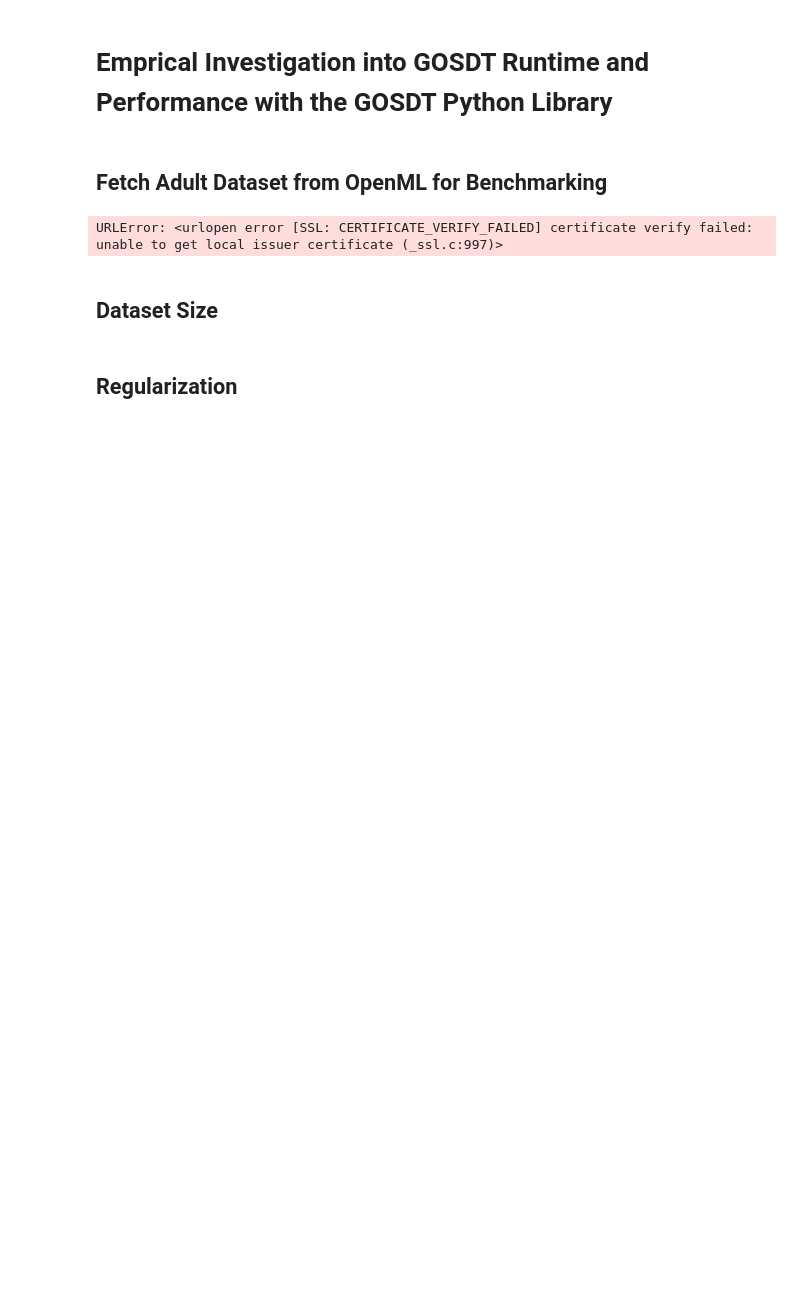
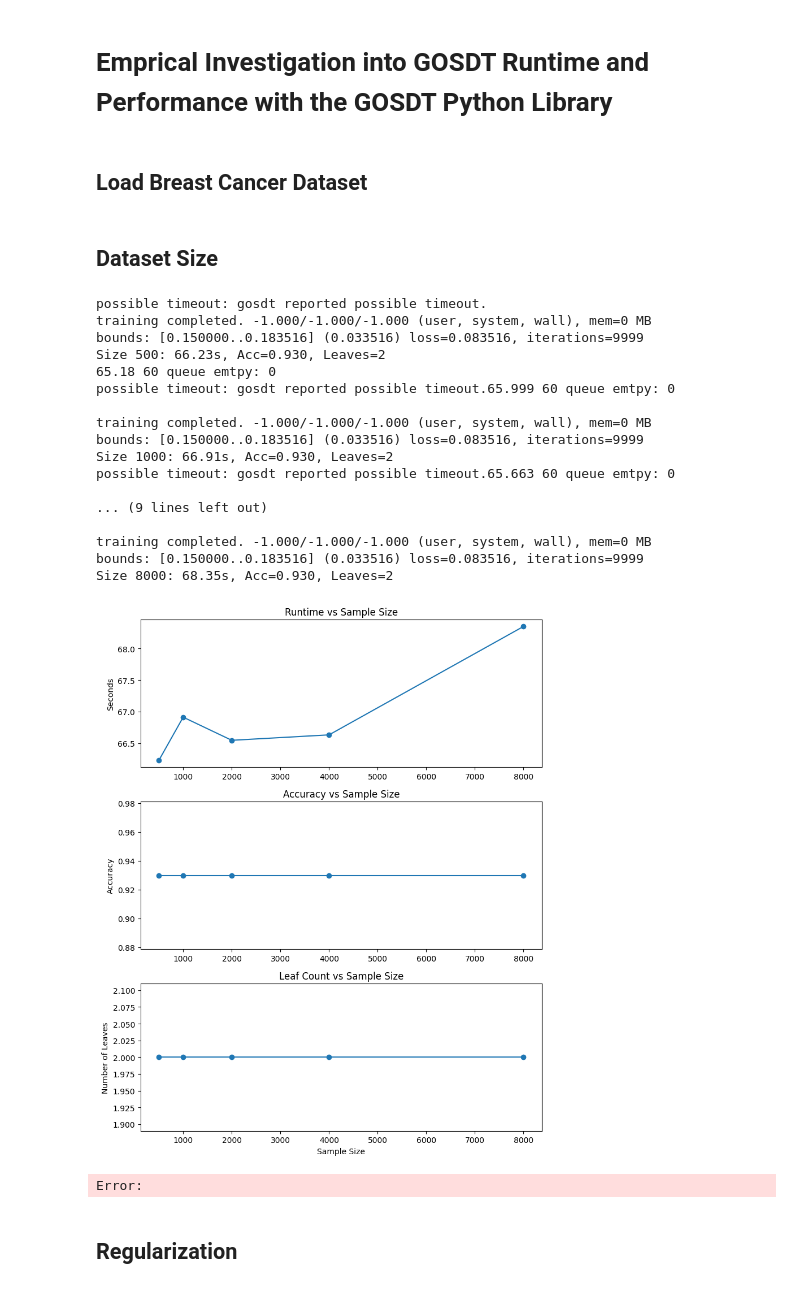
Before and after one commit to zrobers/gosdt_efficiency, a Jupyter notebook: empricial_investigation.ipynb, the cells around one changed output. Saved outputs shown, nothing was run; the diff lists cells and outputs as text; code cells hidden in the pictures; blank space fills up the shorter version.

Commit message:
Runtime investigation progress

```diff
--- a/empricial_investigation.ipynb
+++ b/empricial_investigation.ipynb
@@ -9,73 +9,90 @@ from sklearn.datasets import fetch_openml
 from sklearn.model_selection import train_test_split
 from sklearn.metrics import accuracy_score
 import gosdt
-# %% [markdown]
-## Fetch Adult Dataset from OpenML for Benchmarking
-# %%
-# Load Adult dataset
-data = fetch_openml(name="adult", version=2, as_frame=True)
-df = data.frame.dropna()
-
-# Convert categorical variables to dummies
-X = pd.get_dummies(df.drop("class", axis=1))
-y = df["class"].apply(lambda c: 1 if c == ">50K" else 0)
-
-# Shuffle
-X, y = sklearn.utils.shuffle(X, y, random_state=42)
-
-# Reuse a holdout set
-X_train, X_test, y_train, y_test = train_test_split(X, y, test_size=0.2, random_state=1)
-# %% [output]
-URLError: <urlopen error [SSL: CERTIFICATE_VERIFY_FAILED] certificate verify failed: unable to get local issuer certificate (_ssl.c:997)>
+# %% [markdown]
+## Load Breast Cancer Dataset
+# %%
+
+# Load the dataset
+data = load_breast_cancer()
+X = pd.DataFrame(data.data, columns=data.feature_names)
+y = pd.Series(data.target)
+
+# Optional: shuffle and split
+from sklearn.utils import shuffle
+X, y = shuffle(X, y, random_state=42)
+
+# Train-test split
+X_train, X_test, y_train, y_test = train_test_split(X, y, test_size=0.2, random_state=1)
 # %% [markdown]
 ## Dataset Size
 # %%
-sample_sizes = [500, 1000, 2000, 4000, 8000]
+sample_sizes = [100, 500, 1000, 2000, 4000, 8000]
 runtimes, accuracies, leaves = [], [], []
 
 for size in sample_sizes:
     X_sub, y_sub = X_train.iloc[:size], y_train.iloc[:size]
 
     config = {
-        "regularization": 0.1,
-        "depth_budget": 4,
+        "regularization": 0.05,
+        "depth_budget": 10,
         "time_limit": 60
     }
 
     model = gosdt.GOSDT(config)
 
     start = time.time()
     model.fit(X_sub, y_sub)
     end = time.time()
-    runtime = end - start
 
-    preds = model.predict(X_test)
-    acc = accuracy_score(y_test, preds)
-    leaf_count = model.tree.num_leaves
+    preds       = model.predict(X_test)
+    acc         = accuracy_score(y_test, preds)
+    leaf_count  = model.tree.leaves()
+    elapsed     = end - start
 
-    runtimes.append(runtime)
+    runtimes.append(elapsed)
     accuracies.append(acc)
     leaves.append(leaf_count)
 
-    print(f"Size {size}: {runtime:.2f}s, Acc={acc:.3f}, Leaves={leaf_count}")
+    print(f"Size {size}: {elapsed:.2f}s, Acc={acc:.3f}, Leaves={leaf_count}")
 
 # Plot runtime, accuracy, and leaves
 fig, axs = plt.subplots(3, 1, figsize=(8, 10))
 axs[0].plot(sample_sizes, runtimes, marker='o')
 axs[0].set_title("Runtime vs Sample Size")
 axs[0].set_ylabel("Seconds")
 
 axs[1].plot(sample_sizes, accuracies, marker='o')
 axs[1].set_title("Accuracy vs Sample Size")
 axs[1].set_ylabel("Accuracy")
 
 axs[2].plot(sample_sizes, leaves, marker='o')
 axs[2].set_title("Leaf Count vs Sample Size")
 axs[2].set_ylabel("Number of Leaves")
 axs[2].set_xlabel("Sample Size")
 
 plt.tight_layout()
 plt.show()
+# %% [output]
+possible timeout: gosdt reported possible timeout.
+training completed. -1.000/-1.000/-1.000 (user, system, wall), mem=0 MB
+bounds: [0.150000..0.183516] (0.033516) loss=0.083516, iterations=9999
+Size 500: 66.23s, Acc=0.930, Leaves=2
+65.18 60 queue emtpy: 0
+possible timeout: gosdt reported possible timeout.65.999 60 queue emtpy: 0
+
+training completed. -1.000/-1.000/-1.000 (user, system, wall), mem=0 MB
+bounds: [0.150000..0.183516] (0.033516) loss=0.083516, iterations=9999
+Size 1000: 66.91s, Acc=0.930, Leaves=2
+possible timeout: gosdt reported possible timeout.65.663 60 queue emtpy: 0
+
+... (9 lines left out)
+
+training completed. -1.000/-1.000/-1.000 (user, system, wall), mem=0 MB
+bounds: [0.150000..0.183516] (0.033516) loss=0.083516, iterations=9999
+Size 8000: 68.35s, Acc=0.930, Leaves=2
+[figure, added]
+Error:
 # %% [markdown]
 ## Regularization
 # %%
```
Also changed, not shown: parts of 3 cells of this notebook.
